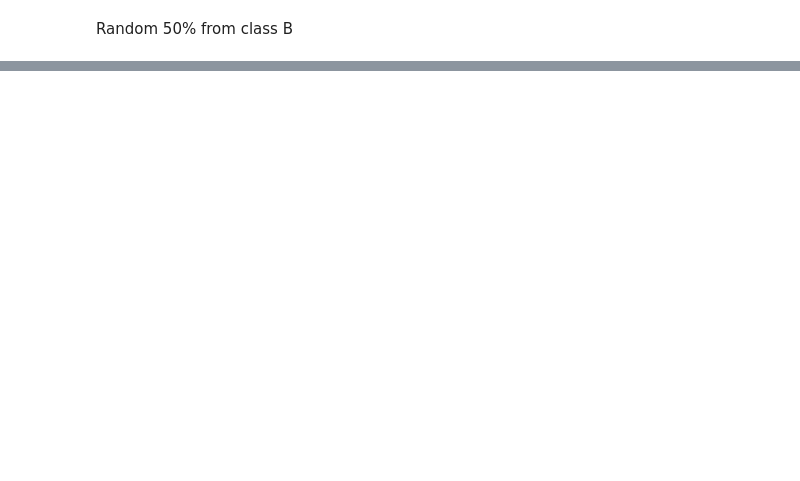
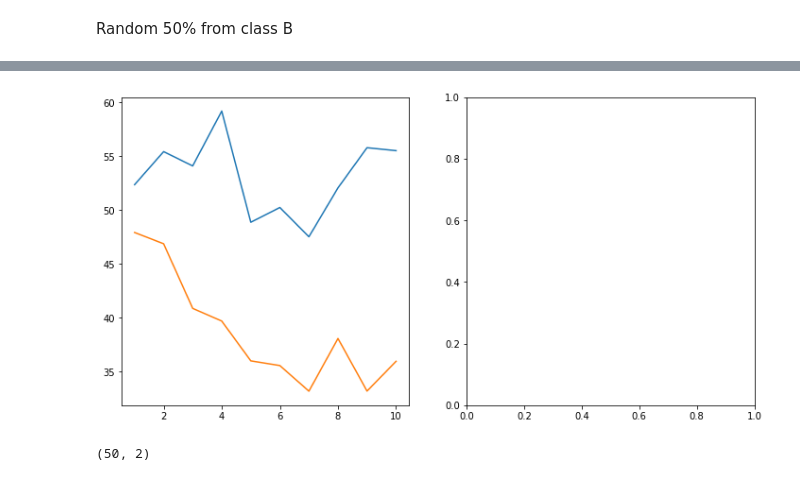
Before and after one commit to romainrey/ANN_DD2437, a Jupyter notebook: Labs_Code/Romain/Labs1.ipynb, the cells around one changed output, grey strips where cells are left out. Saved outputs shown, nothing was run; the diff lists cells and outputs as text; code cells hidden in the pictures; blank space fills up the shorter version.

```diff
--- a/Labs_Code/Romain/Labs1.ipynb
+++ b/Labs_Code/Romain/Labs1.ipynb
@@ -588,0 +687,36 @@ Median number of errors:  86.0
+# %%
+seq1 = np.random.choice([i for i in range(200)], 150, replace = False)
+seq2 = np.concatenate([np.random.choice(np.where(classes==1)[0], 50, replace = False), np.where(classes!=1)[0]])
+seq3 = np.concatenate([np.random.choice(np.where(classes==-1)[0], 50, replace = False), np.where(classes==1)[0]])
+cond_1 = np.where(dataset[:,0] > 0)
+cond_2 = np.where(classes==1)
+cond = np.intersect1d(cond_1,cond_2)
+seq41 = np.random.choice(cond, 40, replace = False)
+
+cond_1 = np.where(dataset[:,0] <= 0)
+cond_2 = np.where(classes==1)
+cond = np.intersect1d(cond_1,cond_2)
+seq42 = np.random.choice(cond, 10, replace = False)
+
+seq4 = np.concatenate([seq41, seq42, np.where(classes!=1)[0]])
+
+epochs_list = [20, 100]
+n_hidden_list = [i for i in range(1,11)]
+
+seqs = [seq1, seq2, seq3, seq4]
+
+error_seq_label_list = []
+error_seq_mean_square_list = []
+
+for seq in seqs:
+    train_dataset = dataset[seq,:]
+    test_dataset = dataset[np.setdiff1d(np.array([i for i in range(200)]), seq),:]
+    train_classes = classes[seq]
+    test_classes = classes[np.setdiff1d(np.array([i for i in range(200)]), seq)]
+
+    error_epoch_label_list, error_epoch_mean_square_list = test_multi_layer(classes= train_classes, dataset= train_dataset,
+                                                                            test_classes= test_classes,
+                                                                            test_dataset = test_dataset, epochs_list=epochs_list,
+                                                                            n_hidden_list= n_hidden_list)
+    error_seq_label_list.append(error_epoch_label_list)
+    error_seq_mean_square_list.append(error_epoch_mean_square_list)
@@ -588,0 +747,10 @@ Median number of errors:  86.0
+# %%
+fig, axs = plt.subplots(1,2,figsize=(12, 6))
+for i in error_seq_mean_square_list[0]:
+    axs[0].plot(n_hidden_list, i, label='Epochs = 20')
+# %% [output]
+[figure, added]
+# %%
+test_dataset.shape
+# %% [output]
+(50, 2)
```
Also changed, not shown: parts of 34 cells of this notebook.
